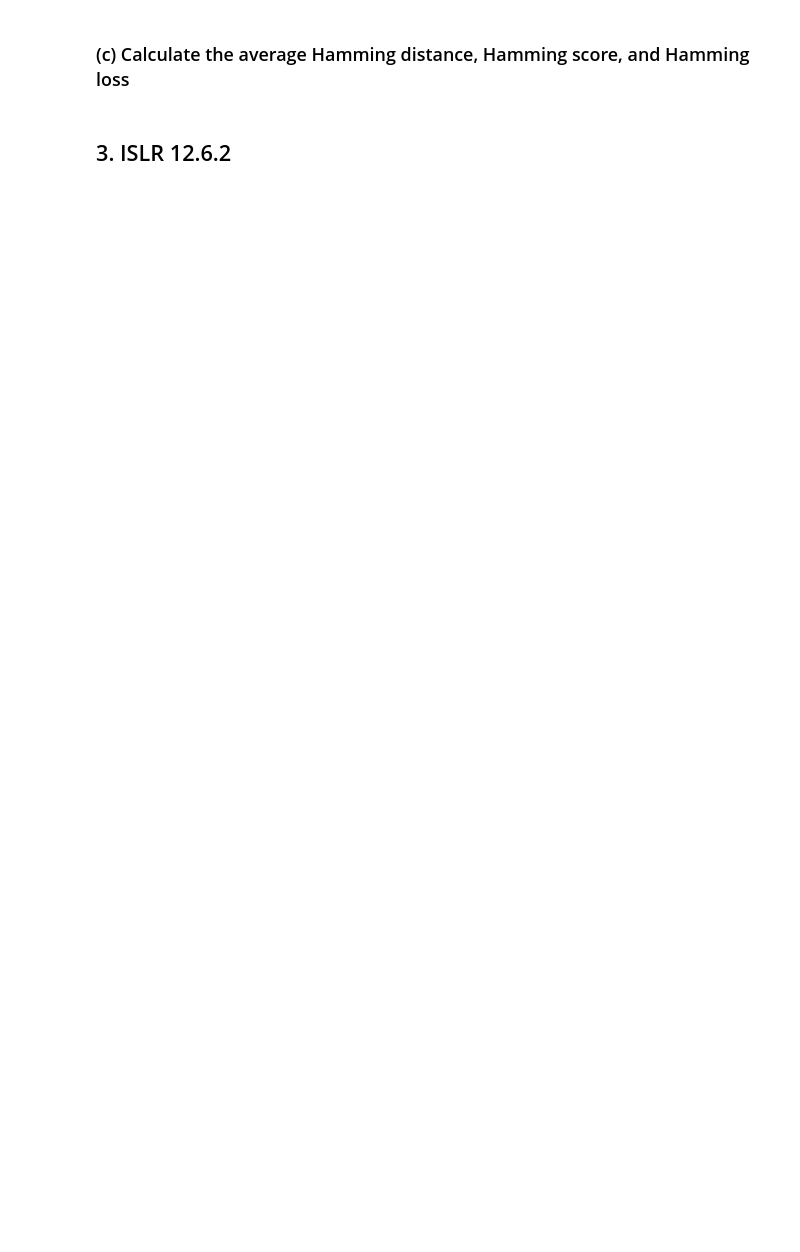
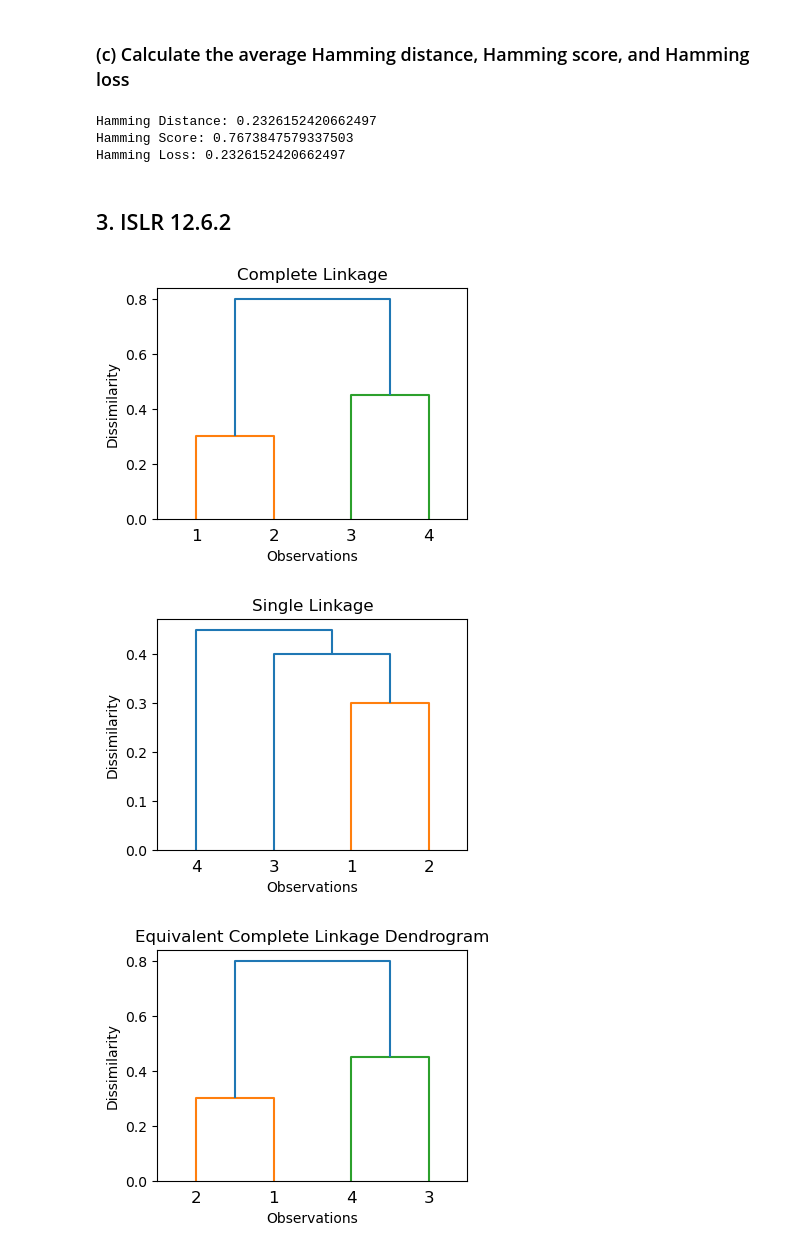
Before and after one commit to seo2003-s/Multi-class-and-Multi-Label-Classification-Using-Support-Vector-Machines, a Jupyter notebook: notb/Magdum_Seona_HW7.ipynb, the cells around one changed output. Saved outputs shown, nothing was run; the diff lists cells and outputs as text; code cells hidden in the pictures; blank space fills up the shorter version.

```diff
--- a/notb/Magdum_Seona_HW7.ipynb
+++ b/notb/Magdum_Seona_HW7.ipynb
@@ -31,4 +361,64 @@ Import packages
 # %% [markdown]
 ### (c) Calculate the average Hamming distance, Hamming score, and Hamming loss
+# %%
+#labels
+labels = ['Family', 'Genus', 'Species']
+cluster_data = data[labels].copy()
+cluster_data['Cluster'] = clusters
+
+majority = cluster_data.groupby('Cluster')[labels].agg(lambda x: x.mode().iloc[0])
+predictions = pd.DataFrame([majority.loc[c].values for c in clusters], columns=labels)
+y_true = data[labels].reset_index(drop=True)
+
+h_loss = np.mean(y_true.values != predictions.values)
+
+#print
+print("Hamming Distance:", h_loss)
+print("Hamming Score:", 1 - h_loss)
+print("Hamming Loss:", h_loss)
+# %% [output]
+Hamming Distance: 0.2326152420662497
+Hamming Score: 0.7673847579337503
+Hamming Loss: 0.2326152420662497
 # %% [markdown]
 ## 3. ISLR 12.6.2
+# %%
+
+D = np.array([
+    [0, 0.3, 0.4, 0.7],
+    [0.3, 0, 0.5, 0.8],
+    [0.4, 0.5, 0, 0.45],
+    [0.7, 0.8, 0.45, 0]
+])
+
+distances = squareform(D)
+
+#a) sketching the dendogram
+complete = linkage(distances, method='complete')
+plt.figure(figsize=(4, 3))
+dendrogram(complete, labels=['1', '2', '3', '4'])
+plt.title('Complete Linkage')
+plt.xlabel('Observations')
+plt.ylabel('Dissimilarity')
+plt.show()
+
+#b)single linkage
+single = linkage(distances, method='single')
+plt.figure(figsize=(4, 3))
+dendrogram(single, labels=['1', '2', '3', '4'])
+plt.title('Single Linkage')
+plt.xlabel('Observations')
+plt.ylabel('Dissimilarity')
+plt.show()
+
+#e) Equivalent complete linkage dendrogram
+plt.figure(figsize=(4, 3))
+dendrogram(complete, labels=['2', '1', '4', '3'])
+plt.title('Equivalent Complete Linkage Dendrogram')
+plt.xlabel('Observations')
+plt.ylabel('Dissimilarity')
+plt.show()
+# %% [output]
+[figure, added]
+[figure, added]
+[figure, added]
```
Also changed, not shown: parts of 13 cells of this notebook.
